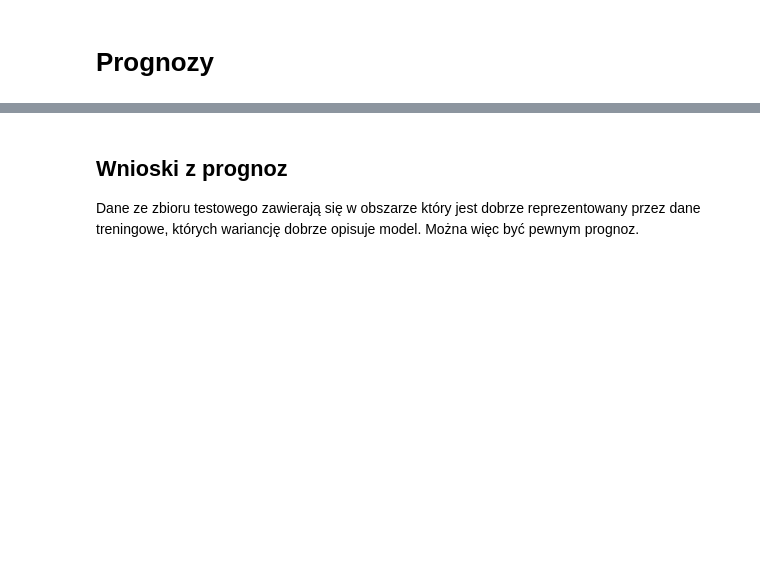
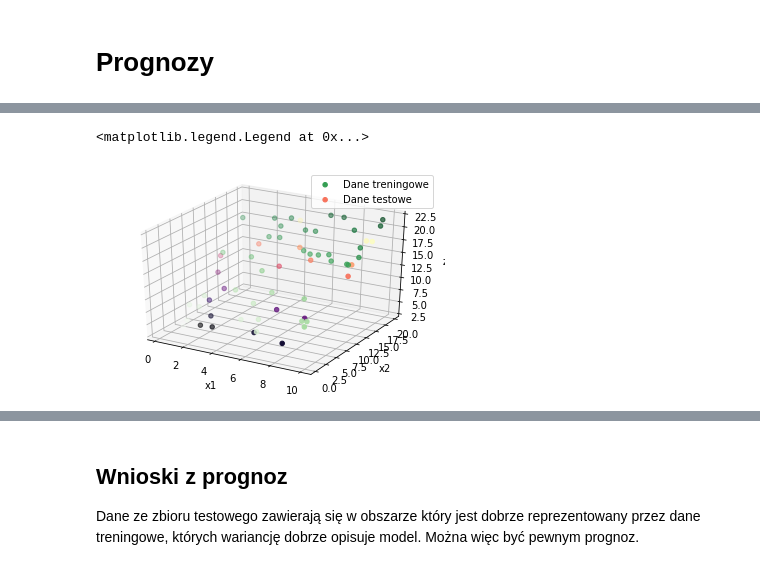
Before and after one commit to greghvk/AiBD_zadania, a Jupyter notebook: Regression/Zadanie.ipynb, the cells around one changed output, grey strips where cells are left out. Cells and saved outputs as stored; diff of their text form; code cells hidden in the pictures; blank space fills up the shorter version.

```diff
--- a/Regression/Zadanie.ipynb
+++ b/Regression/Zadanie.ipynb
@@ -160,4 +140,4 @@ Dla większości punktów wartość absolutna różnicy predykcji od rzecywiste
 # %% [markdown]
 # Prognozy
 # %%
-linmodel.predict(X_test)
+preds = linmodel.predict(X_test)
@@ -188,0 +154,14 @@ X_test
+# %%
+fig = plt.figure()
+ax = plt.axes(projection='3d')
+ax.scatter3D(X_train['x1'], X_train['x2'], y_train, c=y_train, cmap='Greens');
+ax.scatter3D(X_test['x1'], X_test['x2'], preds, c=preds, cmap='magma');
+ax.set_xlabel('x1')
+ax.set_ylabel('x2')
+ax.set_zlabel('z');
+
+
+plt.legend(['Dane treningowe', 'Dane testowe'])
+# %% [output]
+<matplotlib.legend.Legend at 0x...>
+[figure, added]
```
Also changed, not shown: parts of 16 cells of this notebook.
